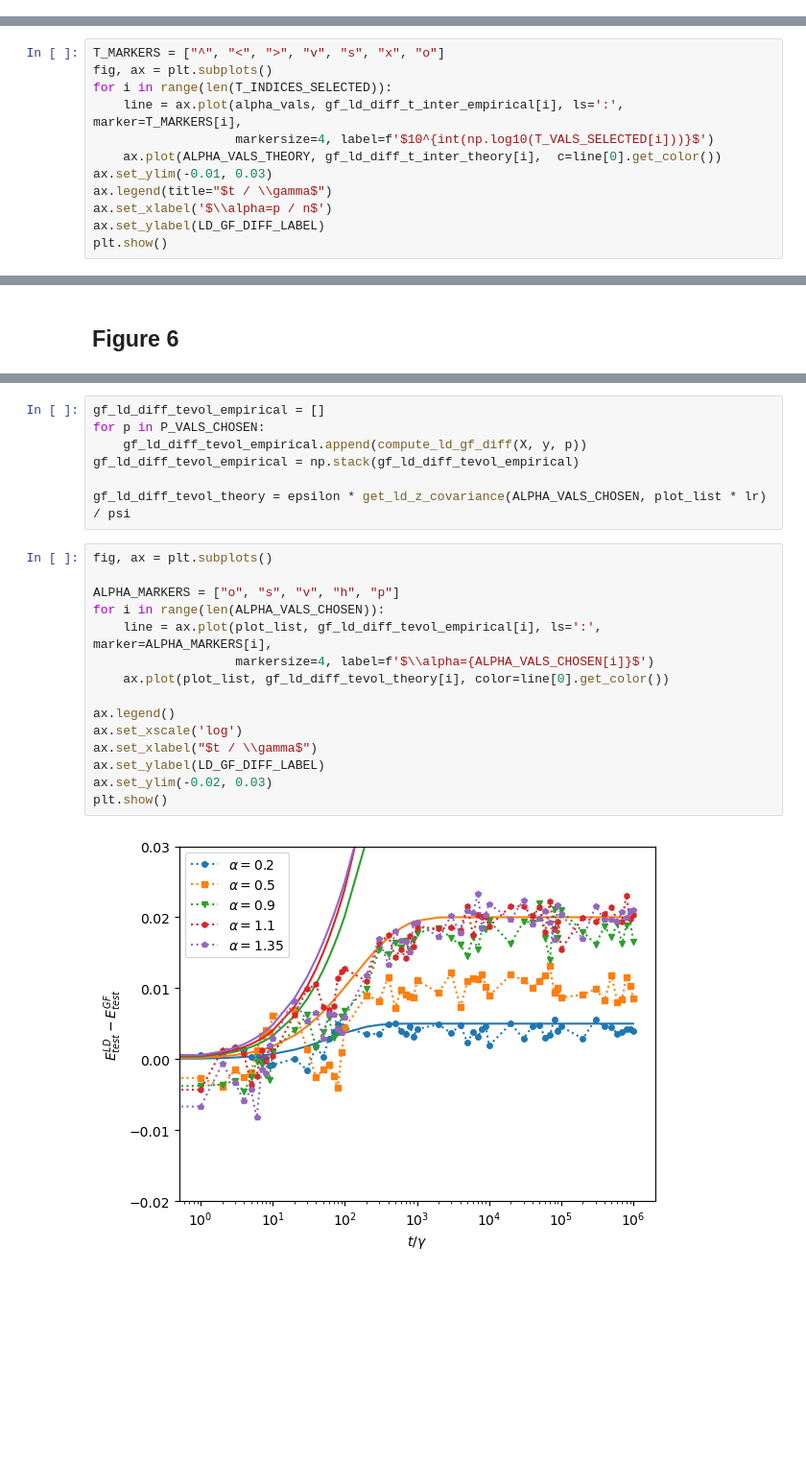
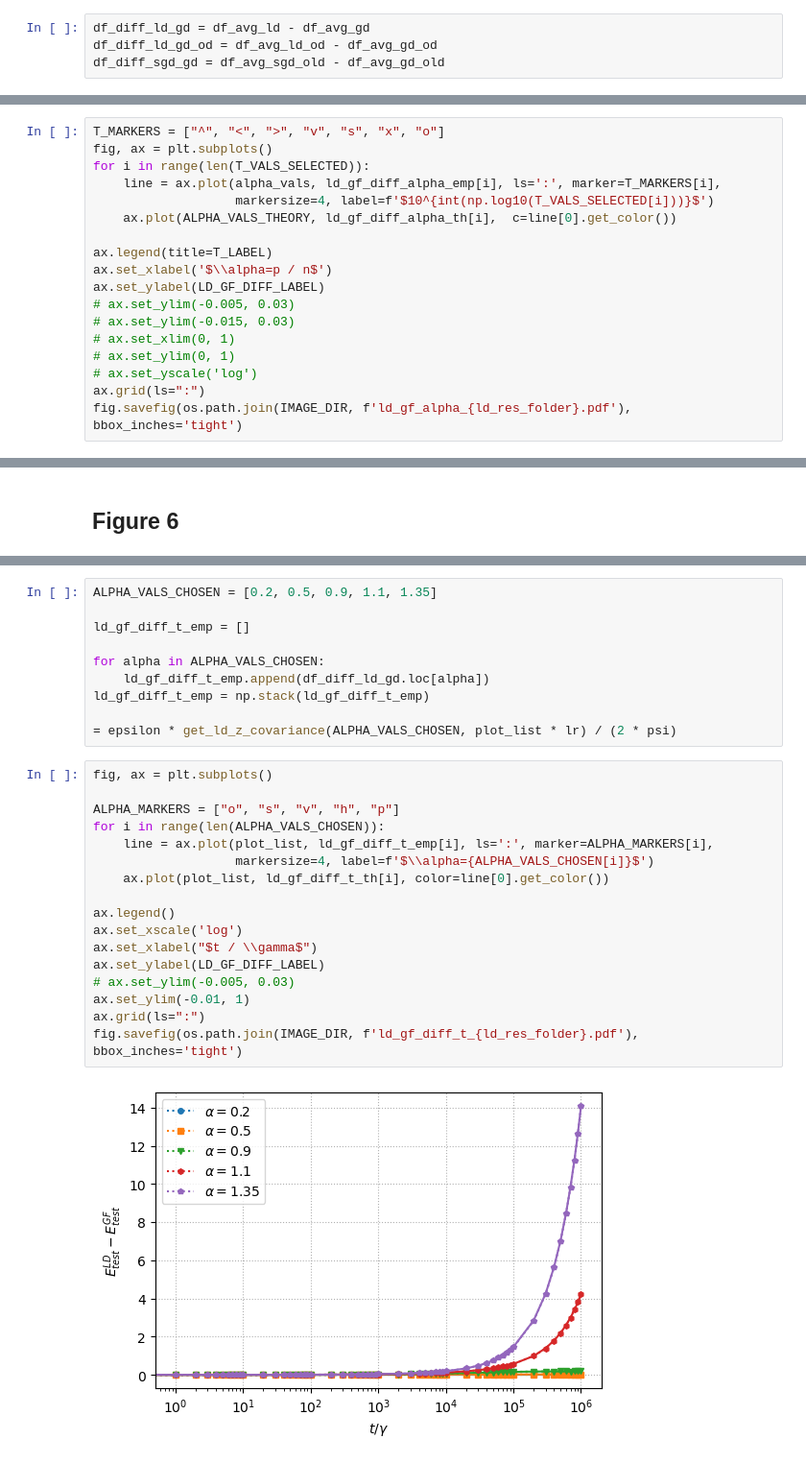
Before and after one commit to feathernox/sgf_dyn, a Jupyter notebook: notebooks/ld_gf.ipynb, the cells around one changed output, grey strips where cells are left out. Shown at 96% size. Saved outputs shown, nothing was run; the diff lists cells and outputs as text; blank space fills up the shorter version.

```diff
--- a/notebooks/ld_gf.ipynb
+++ b/notebooks/ld_gf.ipynb
@@ -137,0 +258,4 @@ def compute_ld_gf_diff(X, y, p, idx_timepoints=None):
+# %%
+df_diff_ld_gd = df_avg_ld - df_avg_gd
+df_diff_ld_gd_od = df_avg_ld_od - df_avg_gd_od
+df_diff_sgd_gd = df_avg_sgd_old - df_avg_gd_old
@@ -166,13 +370,19 @@ gf_ld_diff_t_inter_theory = epsilon * get_ld_z_covariance(ALPHA_VALS_THEORY, T_V
 # %%
 T_MARKERS = ["^", "<", ">", "v", "s", "x", "o"]
 fig, ax = plt.subplots()
-for i in range(len(T_INDICES_SELECTED)):
-    line = ax.plot(alpha_vals, gf_ld_diff_t_inter_empirical[i], ls=':', marker=T_MARKERS[i],
+for i in range(len(T_VALS_SELECTED)):
+    line = ax.plot(alpha_vals, ld_gf_diff_alpha_emp[i], ls=':', marker=T_MARKERS[i],
                    markersize=4, label=f'$10^{int(np.log10(T_VALS_SELECTED[i]))}$')
-    ax.plot(ALPHA_VALS_THEORY, gf_ld_diff_t_inter_theory[i],  c=line[0].get_color())
-ax.set_ylim(-0.01, 0.03)
-ax.legend(title="$t / \\gamma$")
+    ax.plot(ALPHA_VALS_THEORY, ld_gf_diff_alpha_th[i],  c=line[0].get_color())
+
+ax.legend(title=T_LABEL)
 ax.set_xlabel('$\\alpha=p / n$')
 ax.set_ylabel(LD_GF_DIFF_LABEL)
-plt.show()
+# ax.set_ylim(-0.005, 0.03)
+# ax.set_ylim(-0.015, 0.03)
+# ax.set_xlim(0, 1)
+# ax.set_ylim(0, 1)
+# ax.set_yscale('log')
+ax.grid(ls=":")
+fig.savefig(os.path.join(IMAGE_DIR, f'ld_gf_alpha_{ld_res_folder}.pdf'), bbox_inches='tight')
 # %% [output]
@@ -182,24 +395,29 @@ plt.show()
 # %%
-gf_ld_diff_tevol_empirical = []
-for p in P_VALS_CHOSEN:
-    gf_ld_diff_tevol_empirical.append(compute_ld_gf_diff(X, y, p))
-gf_ld_diff_tevol_empirical = np.stack(gf_ld_diff_tevol_empirical)
+ALPHA_VALS_CHOSEN = [0.2, 0.5, 0.9, 1.1, 1.35]
 
-gf_ld_diff_tevol_theory = epsilon * get_ld_z_covariance(ALPHA_VALS_CHOSEN, plot_list * lr) / psi
+ld_gf_diff_t_emp = []
+
+for alpha in ALPHA_VALS_CHOSEN:
+    ld_gf_diff_t_emp.append(df_diff_ld_gd.loc[alpha])
+ld_gf_diff_t_emp = np.stack(ld_gf_diff_t_emp)
+
+= epsilon * get_ld_z_covariance(ALPHA_VALS_CHOSEN, plot_list * lr) / (2 * psi)
 # %%
 fig, ax = plt.subplots()
 
 ALPHA_MARKERS = ["o", "s", "v", "h", "p"]
 for i in range(len(ALPHA_VALS_CHOSEN)):
-    line = ax.plot(plot_list, gf_ld_diff_tevol_empirical[i], ls=':', marker=ALPHA_MARKERS[i],
+    line = ax.plot(plot_list, ld_gf_diff_t_emp[i], ls=':', marker=ALPHA_MARKERS[i],
                    markersize=4, label=f'$\\alpha={ALPHA_VALS_CHOSEN[i]}$')
-    ax.plot(plot_list, gf_ld_diff_tevol_theory[i], color=line[0].get_color())
+    ax.plot(plot_list, ld_gf_diff_t_th[i], color=line[0].get_color())
 
 ax.legend()
 ax.set_xscale('log')
 ax.set_xlabel("$t / \\gamma$")
 ax.set_ylabel(LD_GF_DIFF_LABEL)
-ax.set_ylim(-0.02, 0.03)
-plt.show()
+# ax.set_ylim(-0.005, 0.03)
+ax.set_ylim(-0.01, 1)
+ax.grid(ls=":")
+fig.savefig(os.path.join(IMAGE_DIR, f'ld_gf_diff_t_{ld_res_folder}.pdf'), bbox_inches='tight')
 # %% [output]
-[figure, old version]
+[figure, new version]
```
Also changed, not shown: parts of 31 cells of this notebook.
